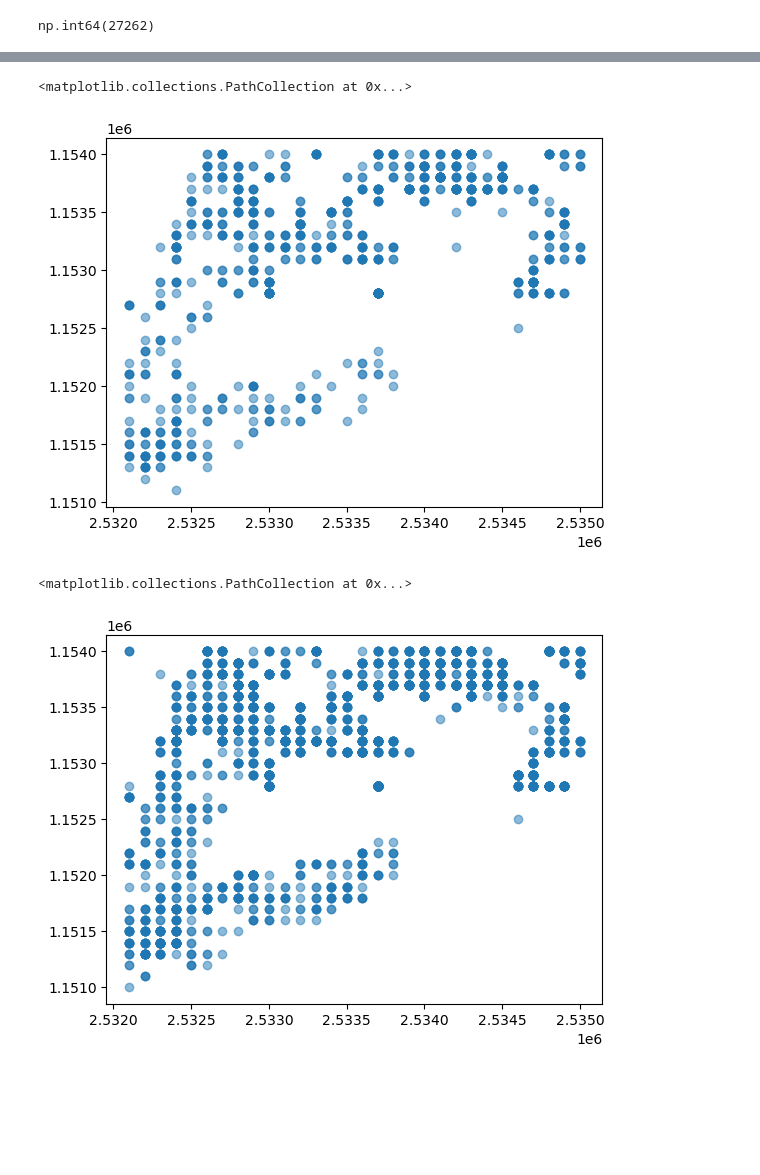
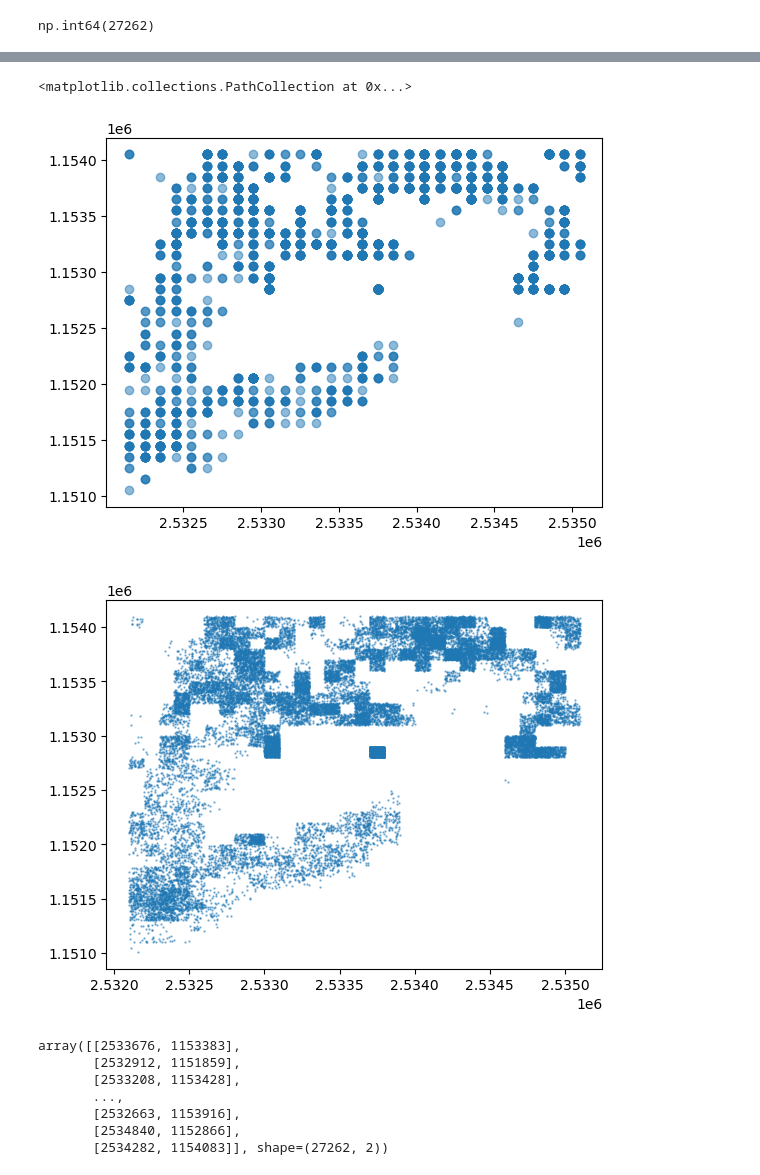
Before and after one commit to merlebleue/DRONES-AND-BUS, a Jupyter notebook: test.ipynb, the cells around one changed output, grey strips where cells are left out. Saved outputs shown, nothing was run; the diff lists cells and outputs as text; code cells hidden in the pictures; blank space fills up the shorter version.

Commit message:
Implemented STATENT (simple implementation)

```diff
--- a/test.ipynb
+++ b/test.ipynb
@@ -68,12 +74,21 @@ array([[2534200, 1154000],
 # %%
-plt.scatter(pop_demand[:, 0], pop_demand[:, 1], alpha=0.5)
+pop_demand2 = population.generate_per_population(0.1, seed = 100)
+plt.scatter(pop_demand2[:, 0], pop_demand2[:, 1], alpha=0.5)
 # %% [output]
 <matplotlib.collections.PathCollection at 0x...>
-[figure, old version]
+[figure, new version]
 # %%
-pop_demand2 = population.generate_per_population(0.1, random_state = 100)
-plt.scatter(pop_demand2[:, 0], pop_demand2[:, 1], alpha=0.5)
+pop_demand_jitter = population.generate_per_population(1, 1, seed = 100)
+plt.scatter(pop_demand_jitter[:, 0], pop_demand_jitter[:, 1], alpha=0.5, s=0.5)
+plt.show()
+pop_demand_jitter
 # %% [output]
+[figure, new version]
-<matplotlib.collections.PathCollection at 0x...>
+array([[2533676, 1153383],
+       [2532912, 1151859],
+       [2533208, 1153428],
+       ...,
+       [2532663, 1153916],
+       [2534840, 1152866],
+       [2534282, 1154083]], shape=(27262, 2))
-[figure, old version]
 # %%
```
Also changed, not shown: parts of 10 cells of this notebook, 2 other files.
